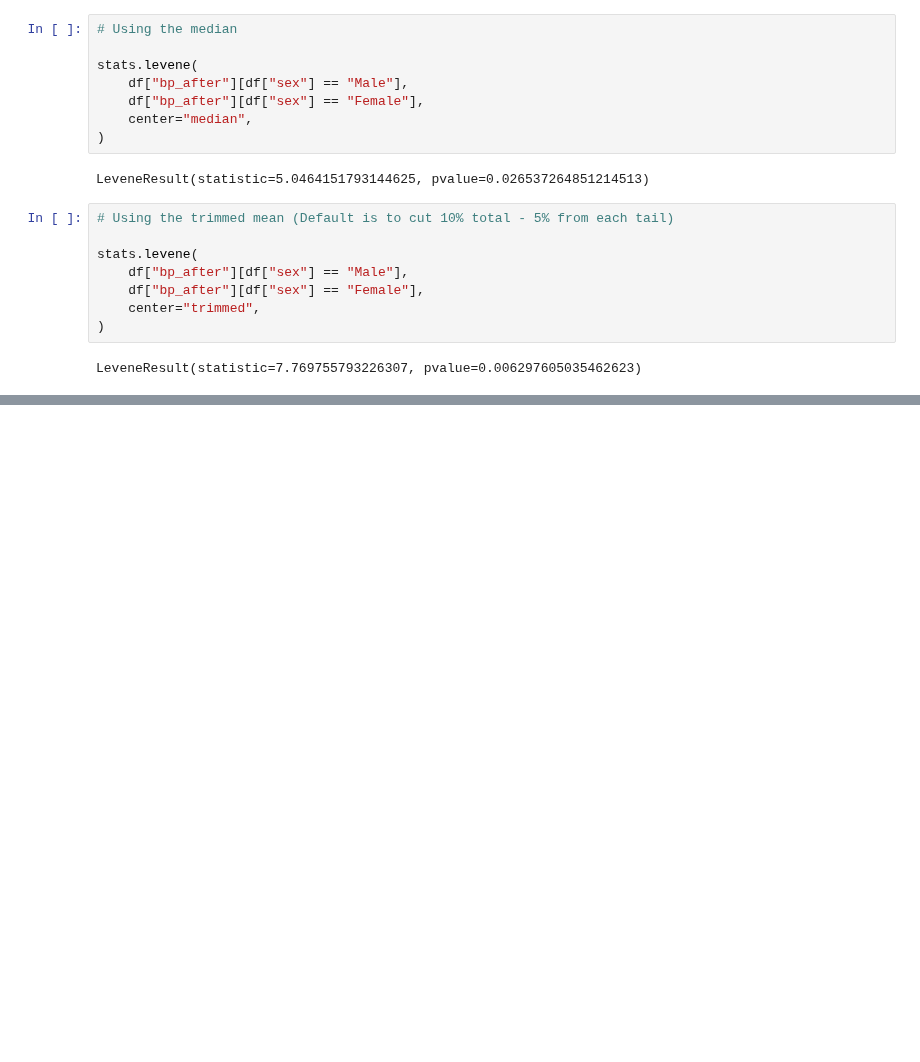
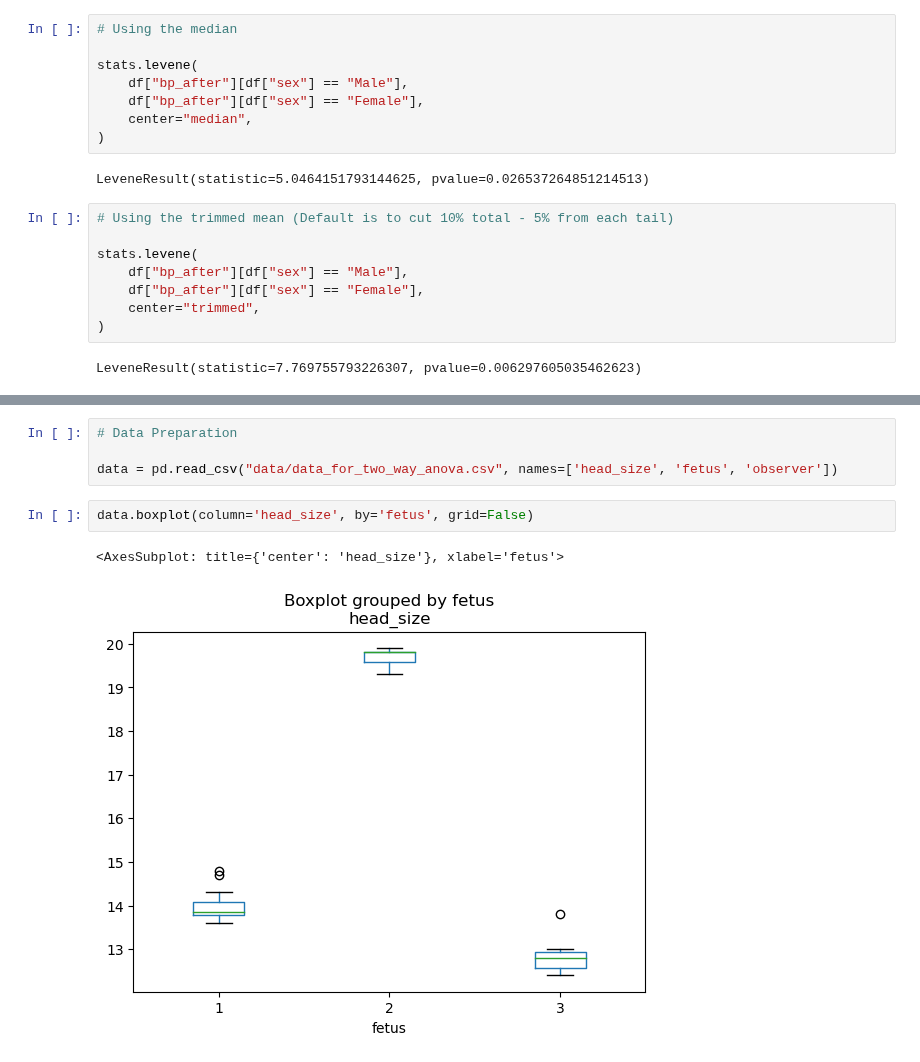
Before and after one commit to johnwslee/Data_Science_Libraries, a Jupyter notebook: statistics_related/Statistical_Testing_Flowchart.ipynb, the cells around one changed output, grey strips where cells are left out. Cells and saved outputs as stored; diff of their text form; blank space fills up the shorter version.

```diff
--- a/statistics_related/Statistical_Testing_Flowchart.ipynb
+++ b/statistics_related/Statistical_Testing_Flowchart.ipynb
@@ -232,0 +380,9 @@ LeveneResult(statistic=7.769755793226307, pvalue=0.006297605035462623)
+# %%
+# Data Preparation
+
+data = pd.read_csv("data/data_for_two_way_anova.csv", names=['head_size', 'fetus', 'observer'])
+# %%
+data.boxplot(column='head_size', by='fetus', grid=False)
+# %% [output]
+<AxesSubplot: title={'center': 'head_size'}, xlabel='fetus'>
+[figure, added]
```
Also changed, not shown: parts of 71 cells of this notebook.
